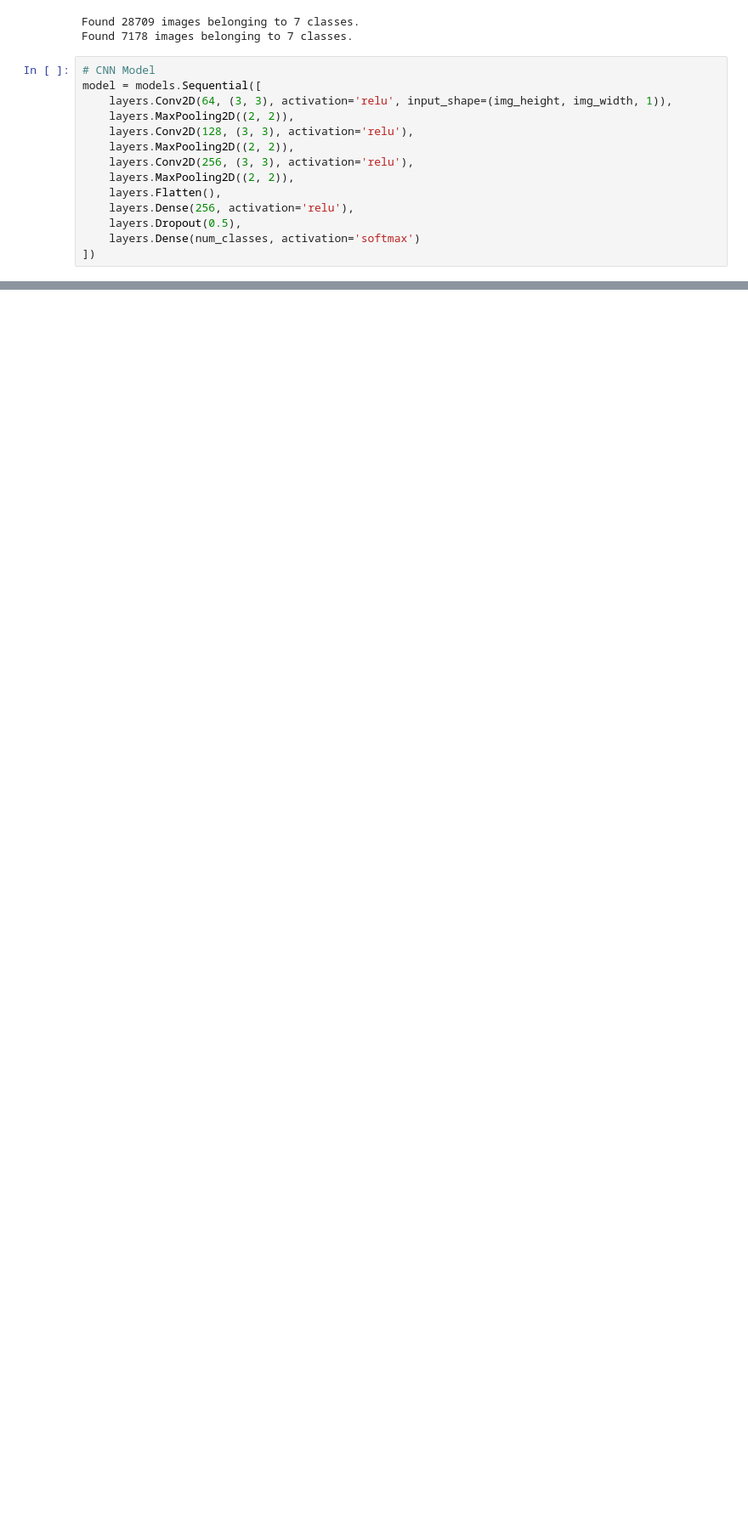
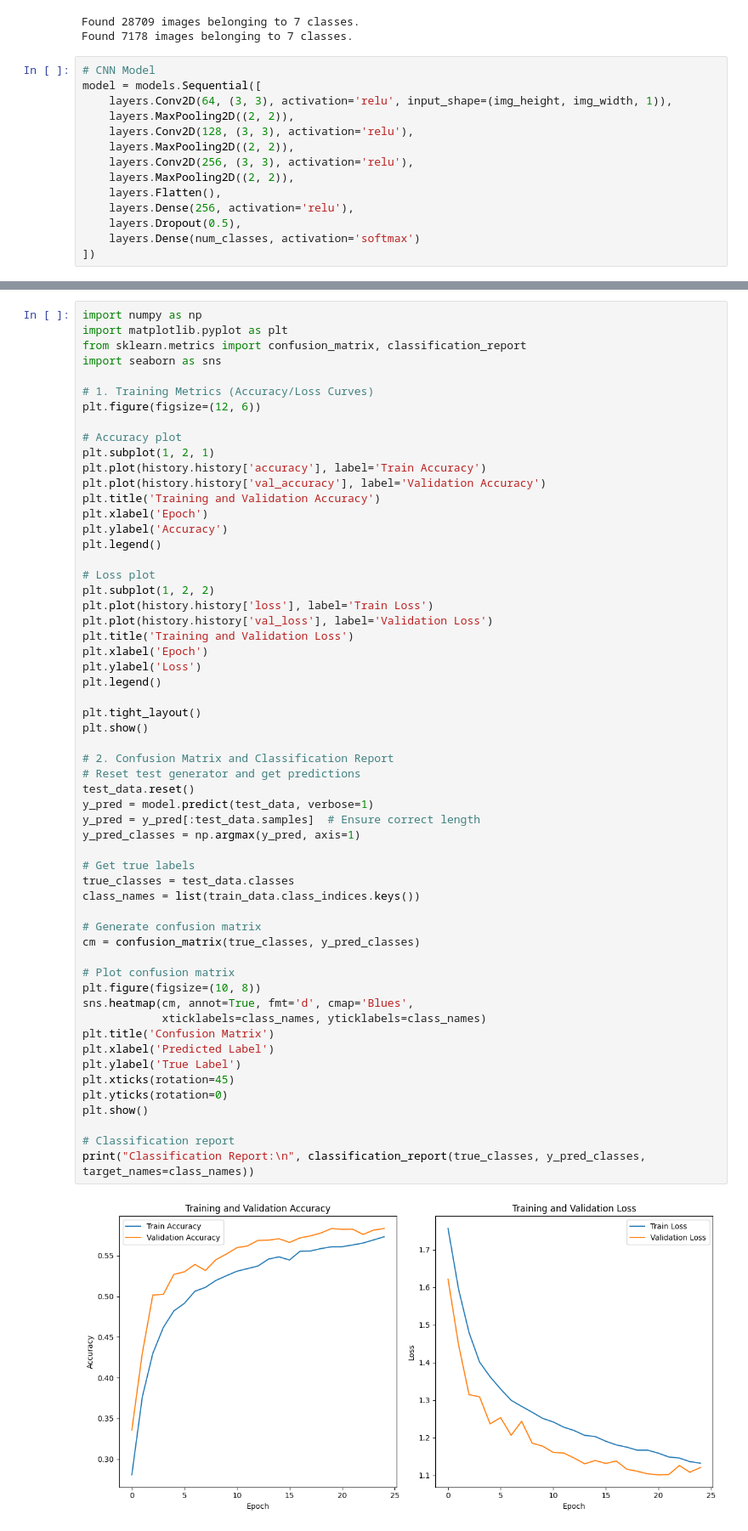
Before and after one commit to PreetishMajumdar/Human-Emotion-Recognition, a Jupyter notebook: new_model.ipynb, the cells around one changed output, grey strips where cells are left out. Shown: that part at 85% size. Cells and saved outputs as stored; diff of their text form; blank space fills up the shorter version.

Commit message:
trained model

```diff
--- a/new_model.ipynb
+++ b/new_model.ipynb
@@ -71,0 +132,59 @@ model.save("emotion_model.h5")
+# %%
+import numpy as np
+import matplotlib.pyplot as plt
+from sklearn.metrics import confusion_matrix, classification_report
+import seaborn as sns
+
+# 1. Training Metrics (Accuracy/Loss Curves)
+plt.figure(figsize=(12, 6))
+
+# Accuracy plot
+plt.subplot(1, 2, 1)
+plt.plot(history.history['accuracy'], label='Train Accuracy')
+plt.plot(history.history['val_accuracy'], label='Validation Accuracy')
+plt.title('Training and Validation Accuracy')
+plt.xlabel('Epoch')
+plt.ylabel('Accuracy')
+plt.legend()
+
+# Loss plot
+plt.subplot(1, 2, 2)
+plt.plot(history.history['loss'], label='Train Loss')
+plt.plot(history.history['val_loss'], label='Validation Loss')
+plt.title('Training and Validation Loss')
+plt.xlabel('Epoch')
+plt.ylabel('Loss')
+plt.legend()
+
+plt.tight_layout()
+plt.show()
+
+# 2. Confusion Matrix and Classification Report
+# Reset test generator and get predictions
+test_data.reset()
+y_pred = model.predict(test_data, verbose=1)
+y_pred = y_pred[:test_data.samples]  # Ensure correct length
+y_pred_classes = np.argmax(y_pred, axis=1)
+
+# Get true labels
+true_classes = test_data.classes
+class_names = list(train_data.class_indices.keys())
+
+# Generate confusion matrix
+cm = confusion_matrix(true_classes, y_pred_classes)
+
+# Plot confusion matrix
+plt.figure(figsize=(10, 8))
+sns.heatmap(cm, annot=True, fmt='d', cmap='Blues',
+            xticklabels=class_names, yticklabels=class_names)
+plt.title('Confusion Matrix')
+plt.xlabel('Predicted Label')
+plt.ylabel('True Label')
+plt.xticks(rotation=45)
+plt.yticks(rotation=0)
+plt.show()
+
+# Classification report
+print("Classification Report:\n", classification_report(true_classes, y_pred_classes, target_names=class_names))
+# %% [output]
+[figure, added]
```
Also changed, not shown: parts of 4 cells of this notebook, 1 other file.
